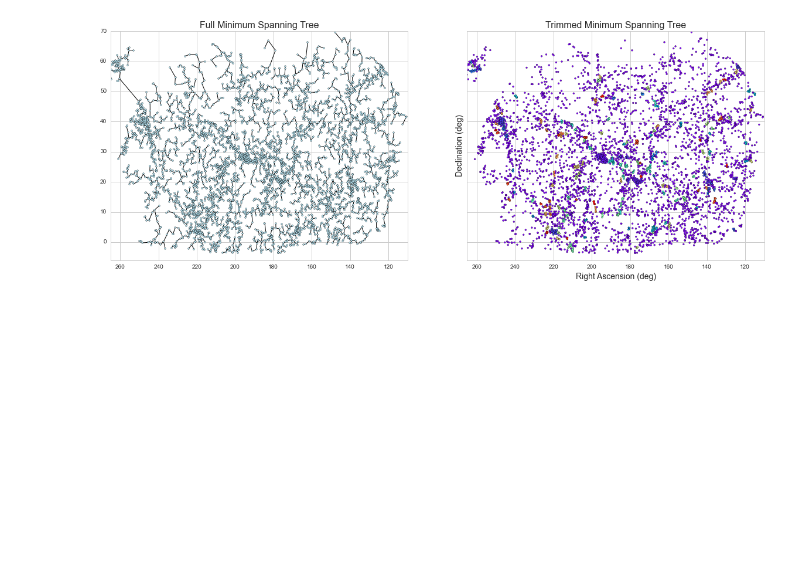
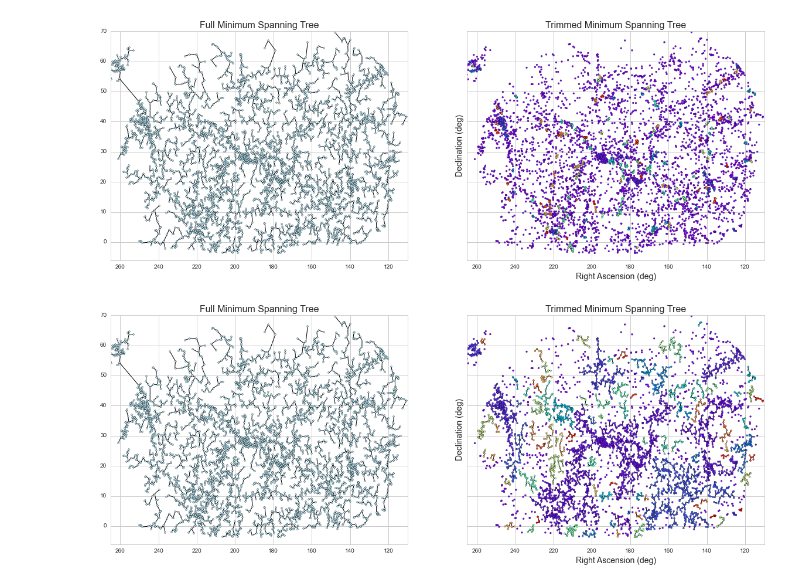
Before and after one commit to jcybulsk/lss_mapper, a Jupyter notebook: lss_mapper.ipynb, the cells around one changed output. Cells and saved outputs as stored; diff of their text form; code cells hidden in the pictures; blank space fills up the shorter version.

```diff
--- a/lss_mapper.ipynb
+++ b/lss_mapper.ipynb
@@ -54,2 +54,8 @@ mst_clust.plot_mst(mst_clust.set_mst, xlim=(265, 110), ylim=(-6, 70))
 # %% [output]
 [figure]
+# %%
+mst_test = MST(df, 1.5, 6, 250)
+# %%
+mst_test.plot_mst(mst_test.set_mst, xlim=(265, 110), ylim=(-6, 70))
+# %% [output]
+[figure, added]
```
Also changed, not shown: parts of 6 cells of this notebook, 3 other files.
